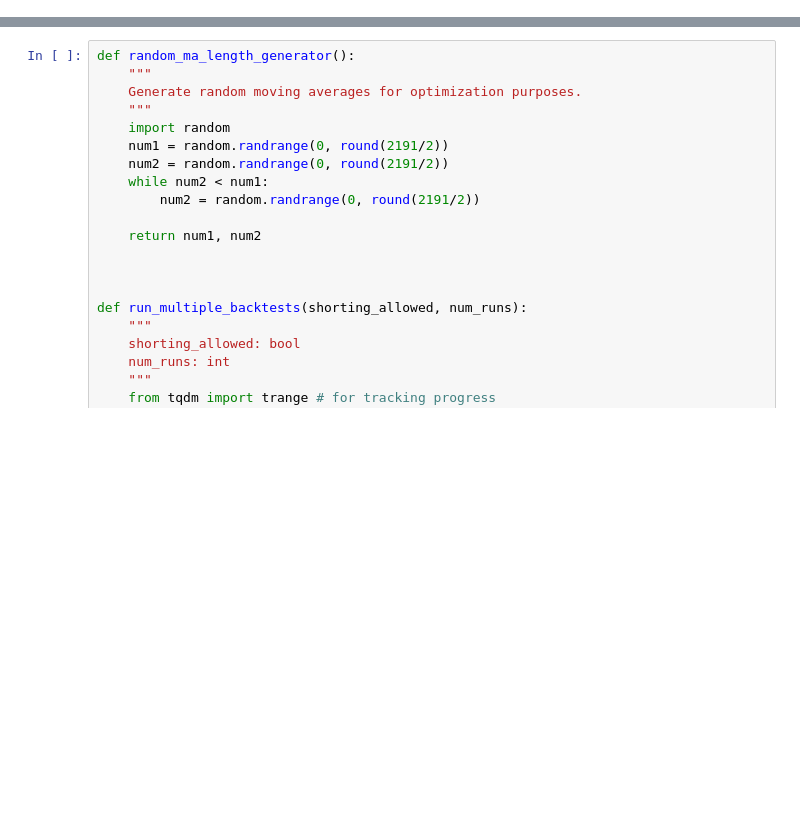
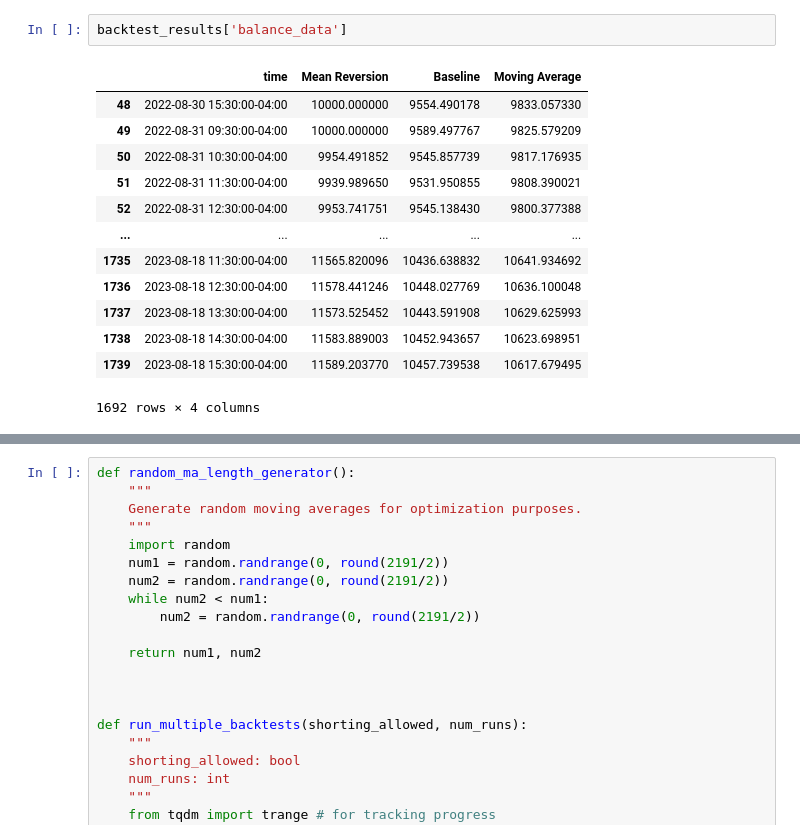
Before and after one commit to hansenrhan/sp500_backtesting_analysis, a Jupyter notebook: mean_reversion_analysis.ipynb, the cells around one changed output, grey strips where cells are left out. Drawn from its saved outputs; the diff is of its cells as text; blank space fills up the shorter version.

```diff
--- a/mean_reversion_analysis.ipynb
+++ b/mean_reversion_analysis.ipynb
@@ -460,3 +547,19 @@ See the caveats in the documentation: https://pandas.pydata.org/pandas-docs/stab
+# %%
+backtest_results['balance_data']
+# %% [output]
+|  | time | Mean Reversion | Baseline | Moving Average |
+| 48 | 2022-08-30 15:30:00-04:00 | 10000.000000 | 9554.490178 | 9833.057330 |
+| 49 | 2022-08-31 09:30:00-04:00 | 10000.000000 | 9589.497767 | 9825.579209 |
+| 50 | 2022-08-31 10:30:00-04:00 | 9954.491852 | 9545.857739 | 9817.176935 |
+| 51 | 2022-08-31 11:30:00-04:00 | 9939.989650 | 9531.950855 | 9808.390021 |
+| 52 | 2022-08-31 12:30:00-04:00 | 9953.741751 | 9545.138430 | 9800.377388 |
+| ... | ... | ... | ... | ... |
+| 1735 | 2023-08-18 11:30:00-04:00 | 11565.820096 | 10436.638832 | 10641.934692 |
+| 1736 | 2023-08-18 12:30:00-04:00 | 11578.441246 | 10448.027769 | 10636.100048 |
+| 1737 | 2023-08-18 13:30:00-04:00 | 11573.525452 | 10443.591908 | 10629.625993 |
+| 1738 | 2023-08-18 14:30:00-04:00 | 11583.889003 | 10452.943657 | 10623.698951 |
+| 1739 | 2023-08-18 15:30:00-04:00 | 11589.203770 | 10457.739538 | 10617.679495 |
+1692 rows × 4 columns
 # %%
 # with shorting
 backtest_results = mean_reversion_backtester(
```
Also changed, not shown: parts of 7 cells of this notebook.
